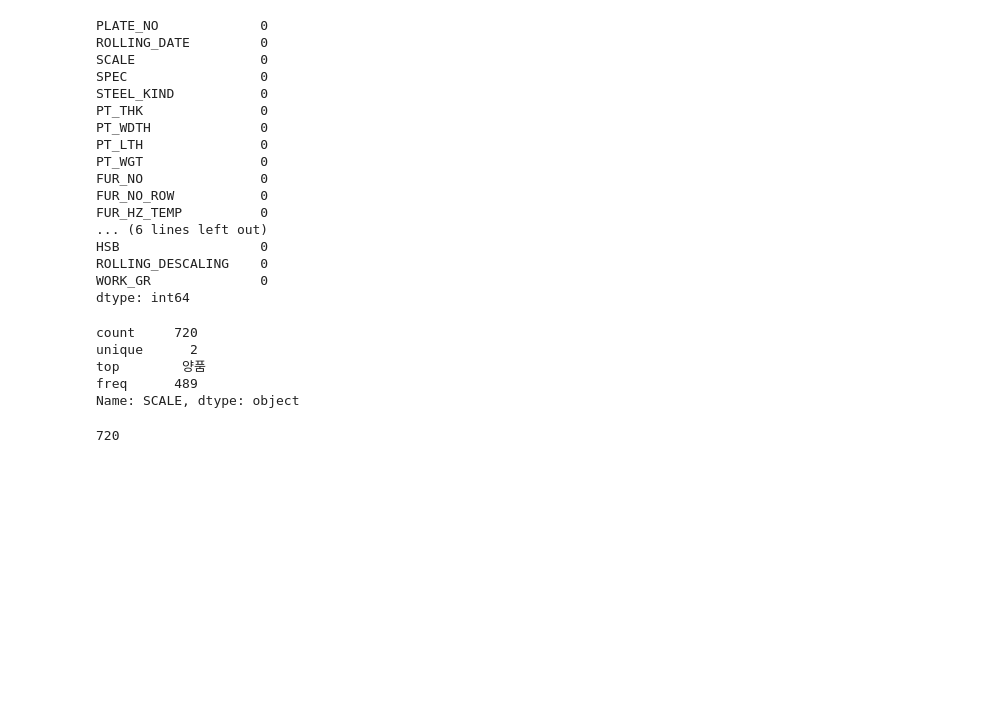
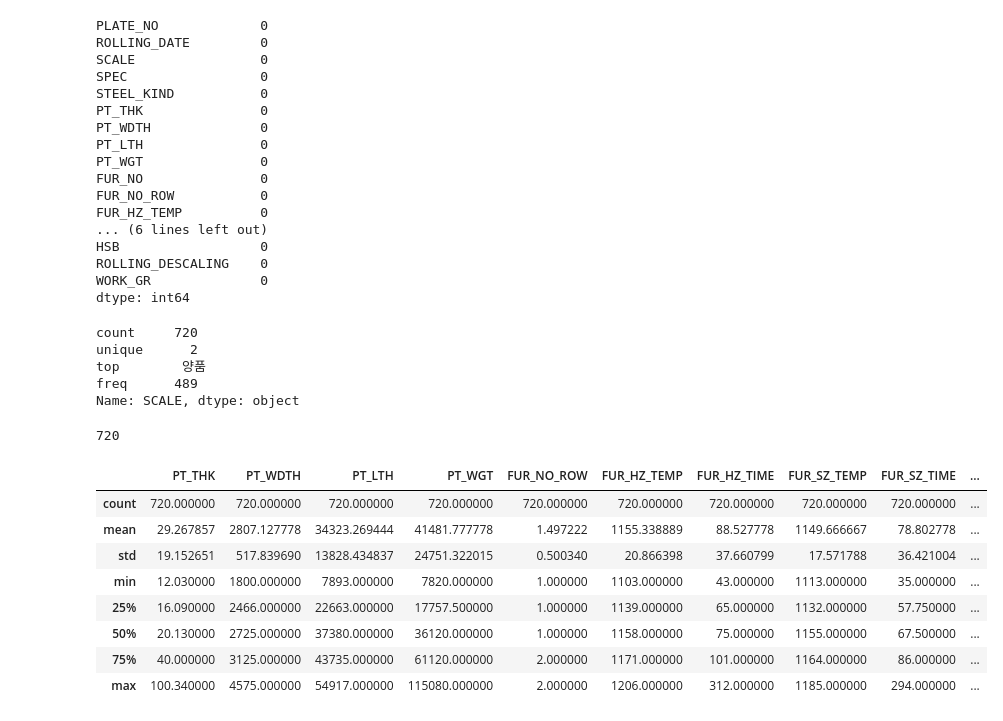
Before and after one commit to wonbae/data-analytics, a Jupyter notebook: Assignment_07_ScaleRate.ipynb, the cells around one changed output. Drawn from its saved outputs; the diff is of its cells as text; code cells hidden in the pictures; blank space fills up the shorter version.

```diff
--- a/Assignment_07_ScaleRate.ipynb
+++ b/Assignment_07_ScaleRate.ipynb
@@ -109,0 +109,12 @@ plt(df_raw
+# %%
+df_raw.describe()
+# %% [output]
+|  | PT_THK | PT_WDTH | PT_LTH | PT_WGT | FUR_NO_ROW | FUR_HZ_TEMP | FUR_HZ_TIME | FUR_SZ_TEMP | FUR_SZ_TIME | ... |
+| count | 720.000000 | 720.000000 | 720.000000 | 720.000000 | 720.000000 | 720.000000 | 720.000000 | 720.000000 | 720.000000 | ... |
+| mean | 29.267857 | 2807.127778 | 34323.269444 | 41481.777778 | 1.497222 | 1155.338889 | 88.527778 | 1149.666667 | 78.802778 | ... |
+| std | 19.152651 | 517.839690 | 13828.434837 | 24751.322015 | 0.500340 | 20.866398 | 37.660799 | 17.571788 | 36.421004 | ... |
+| min | 12.030000 | 1800.000000 | 7893.000000 | 7820.000000 | 1.000000 | 1103.000000 | 43.000000 | 1113.000000 | 35.000000 | ... |
+| 25% | 16.090000 | 2466.000000 | 22663.000000 | 17757.500000 | 1.000000 | 1139.000000 | 65.000000 | 1132.000000 | 57.750000 | ... |
+| 50% | 20.130000 | 2725.000000 | 37380.000000 | 36120.000000 | 1.000000 | 1158.000000 | 75.000000 | 1155.000000 | 67.500000 | ... |
+| 75% | 40.000000 | 3125.000000 | 43735.000000 | 61120.000000 | 2.000000 | 1171.000000 | 101.000000 | 1164.000000 | 86.000000 | ... |
+| max | 100.340000 | 4575.000000 | 54917.000000 | 115080.000000 | 2.000000 | 1206.000000 | 312.000000 | 1185.000000 | 294.000000 | ... |
```
Also changed, not shown: parts of 14 cells of this notebook, 3 other files.
